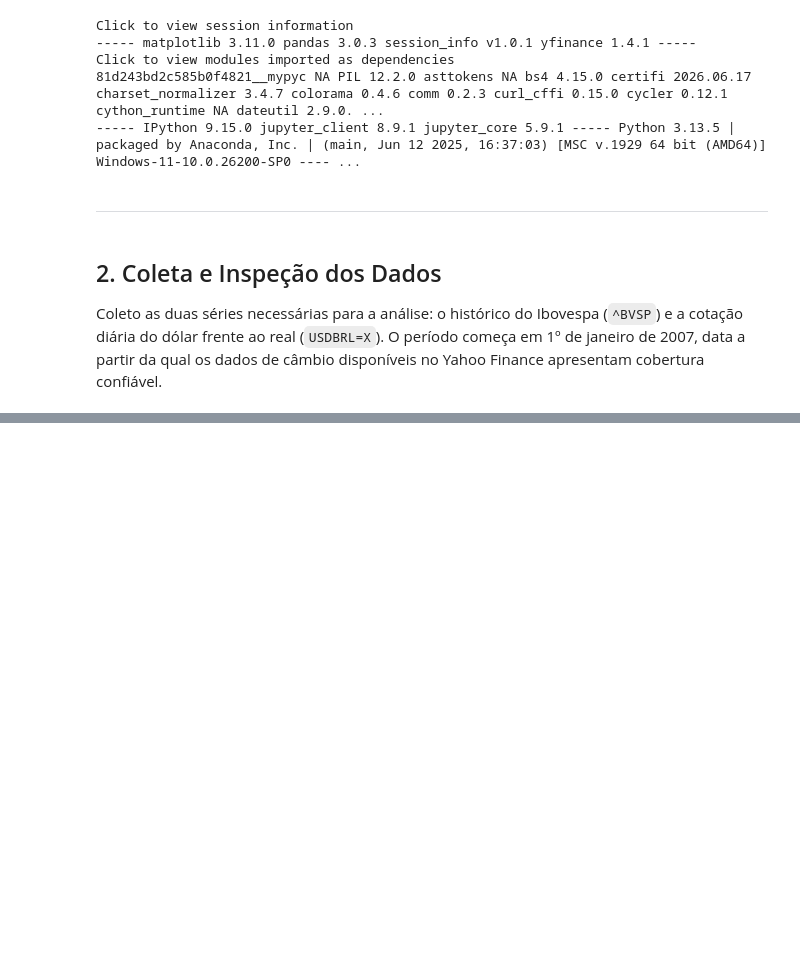
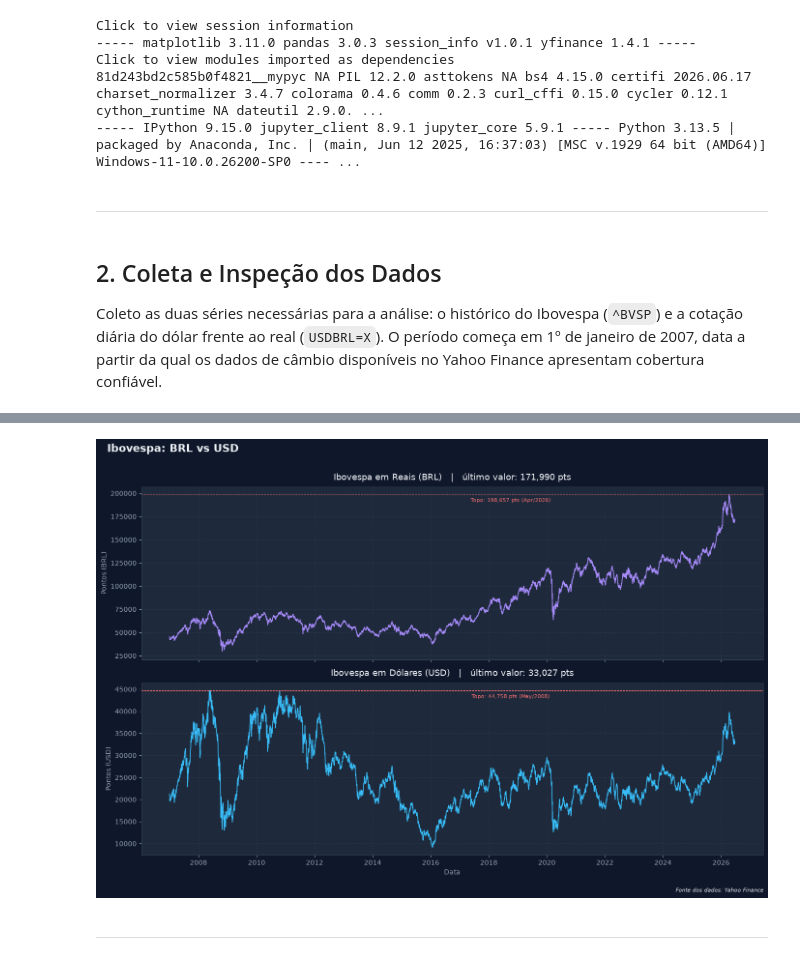
Before and after one commit to esscova/financas-quantitativas, a Jupyter notebook: Ibovespa dolarizado/ibovespa_dolarizado.ipynb, the cells around one changed output, grey strips where cells are left out. Drawn from its saved outputs; the diff is of its cells as text; code cells hidden in the pictures; blank space fills up the shorter version.

```diff
--- a/Ibovespa dolarizado/ibovespa_dolarizado.ipynb
+++ b/Ibovespa dolarizado/ibovespa_dolarizado.ipynb
@@ -142,0 +350,61 @@ cobertura confiável.
+# %%
+# topos históricos
+topo_brl    = df['ibov'].max()
+topo_brl_dt = df['ibov'].idxmax()
+topo_usd    = df['ibov_usd'].max()
+topo_usd_dt = df['ibov_usd'].idxmax()
+
+# últimos valores
+ultimo_brl = df['ibov'].iloc[-1]
+ultimo_usd = df['ibov_usd'].iloc[-1]
+
+fig, (ax1, ax2) = plt.subplots(2, 1, figsize=(14, 9), sharex=True)
+
+# BRL
+ax1.plot(df.index, df['ibov'], color='#a78bfa', linewidth=1.2)
+ax1.axhline(topo_brl, color='#f87171', linewidth=0.8, linestyle='--')
+ax1.annotate(
+    f'Topo: {topo_brl:,.0f} pts ({topo_brl_dt.strftime("%b/%Y")})',
+    xy=(topo_brl_dt, topo_brl),
+    xytext=(df.index[int(len(df) * 0.6)], topo_brl * 0.96),
+    fontsize=8,
+    color='#f87171',
+    ha='center',
+)
+ax1.set_title(
+    f'Ibovespa em Reais (BRL)   |   último valor: {ultimo_brl:,.0f} pts',
+    fontsize=13, pad=10
+)
+ax1.set_ylabel('Pontos (BRL)')
+ax1.grid(True)
+
+# USD
+ax2.plot(df.index, df['ibov_usd'], color='#38bdf8', linewidth=1.2)
+ax2.axhline(topo_usd, color='#f87171', linewidth=0.8, linestyle='--')
+ax2.annotate(
+    f'Topo: {topo_usd:,.0f} pts ({topo_usd_dt.strftime("%b/%Y")})',
+    xy=(topo_usd_dt, topo_usd),
+    xytext=(df.index[int(len(df) * 0.6)], topo_usd * 0.96),
+    fontsize=8,
+    color='#f87171',
+    ha='center',
+)
+ax2.set_title(
+    f'Ibovespa em Dólares (USD)   |   último valor: {ultimo_usd:,.0f} pts',
+    fontsize=13, pad=10
+)
+ax2.set_ylabel('Pontos (USD)')
+ax2.set_xlabel('Data')
+ax2.xaxis.set_major_formatter(mdates.DateFormatter('%Y'))
+ax2.xaxis.set_major_locator(mdates.YearLocator(2))
+ax2.grid(True)
+
+fig.suptitle('Ibovespa: BRL vs USD', fontsize=16, y=1.01, x=.02, fontweight='bold', ha='left')
+fig.text(.99, -.02, 'Fonte dos dados: Yahoo Finance', fontsize=8, style='italic', ha='right')
+plt.tight_layout()
+plt.savefig('ibov_brl_dol.png')
+plt.show()
+# %% [output]
+[figure, added]
+# %% [markdown]
+---
```
Also changed, not shown: parts of 30 cells of this notebook, 1 other file.
